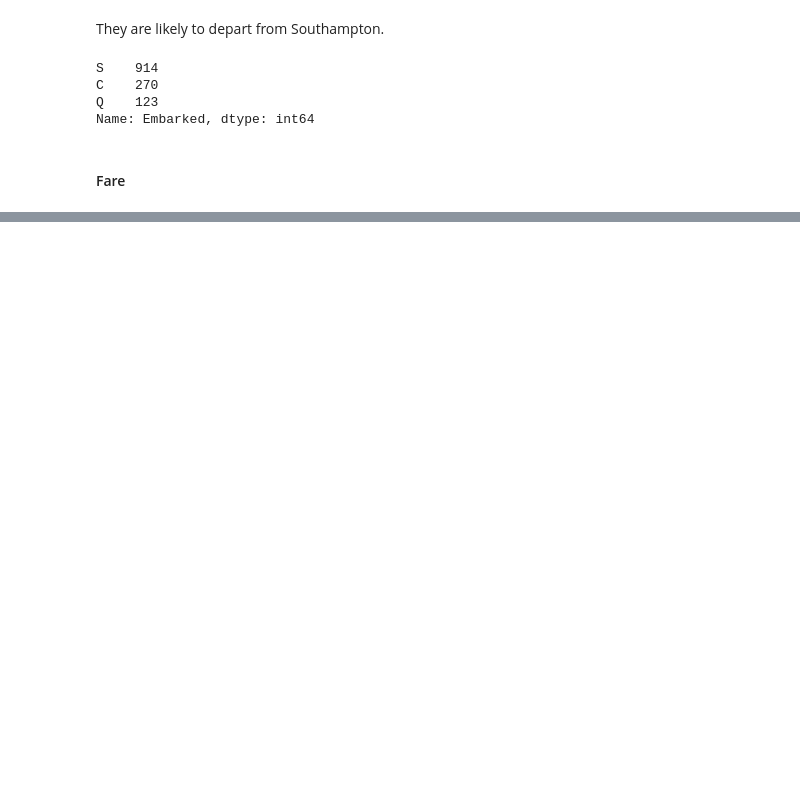
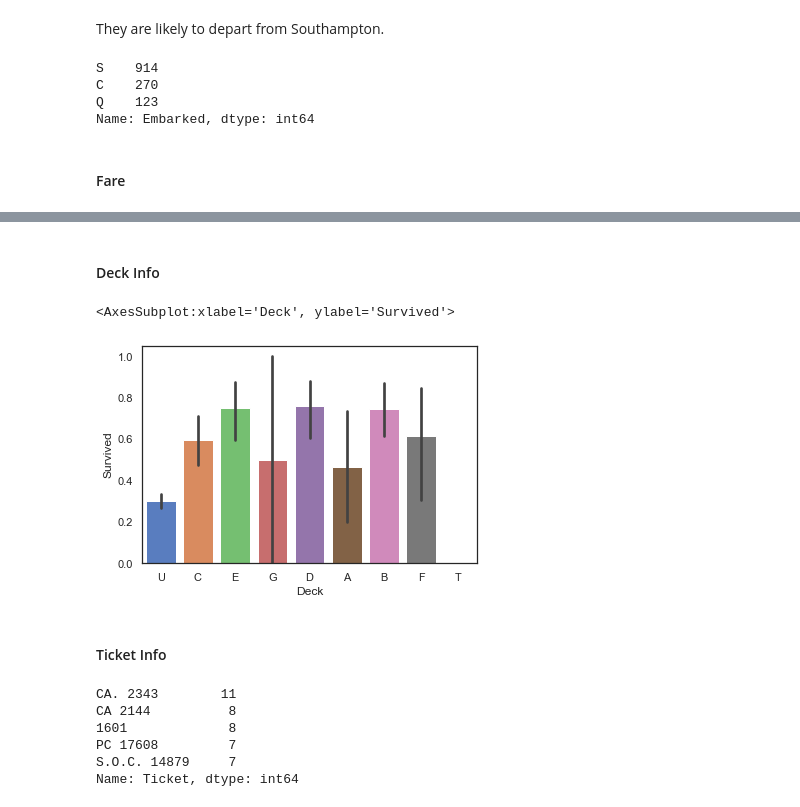
Before and after one commit to tmtsf/kaggle, a Jupyter notebook: titanic/notebook/titanic.ipynb, the cells around one changed output, grey strips where cells are left out. Cells and saved outputs as stored; diff of their text form; code cells hidden in the pictures; blank space fills up the shorter version.

```diff
--- a/titanic/notebook/titanic.ipynb
+++ b/titanic/notebook/titanic.ipynb
@@ -221,0 +313,21 @@ full['Fare'] = full['Fare'].fillna(full[(full['Pclass']==3)&(full['Embarked']=='
+# %% [markdown]
+#### Deck Info
+# %%
+full['Deck'] = full['Cabin'].map(lambda x: x[0])
+sns.barplot(data=full, x='Deck', y='Survived')
+# %% [output]
+<AxesSubplot:xlabel='Deck', ylabel='Survived'>
+[figure, added]
+# %% [markdown]
+#### Ticket Info
+# %%
+ticket_dict = {}
+ticket_dict = full['Ticket'].value_counts()
+ticket_dict.head()
+# %% [output]
+CA. 2343        11
+CA 2144          8
+1601             8
+PC 17608         7
+S.O.C. 14879     7
+Name: Ticket, dtype: int64
```
Also changed, not shown: parts of 45 cells of this notebook.
